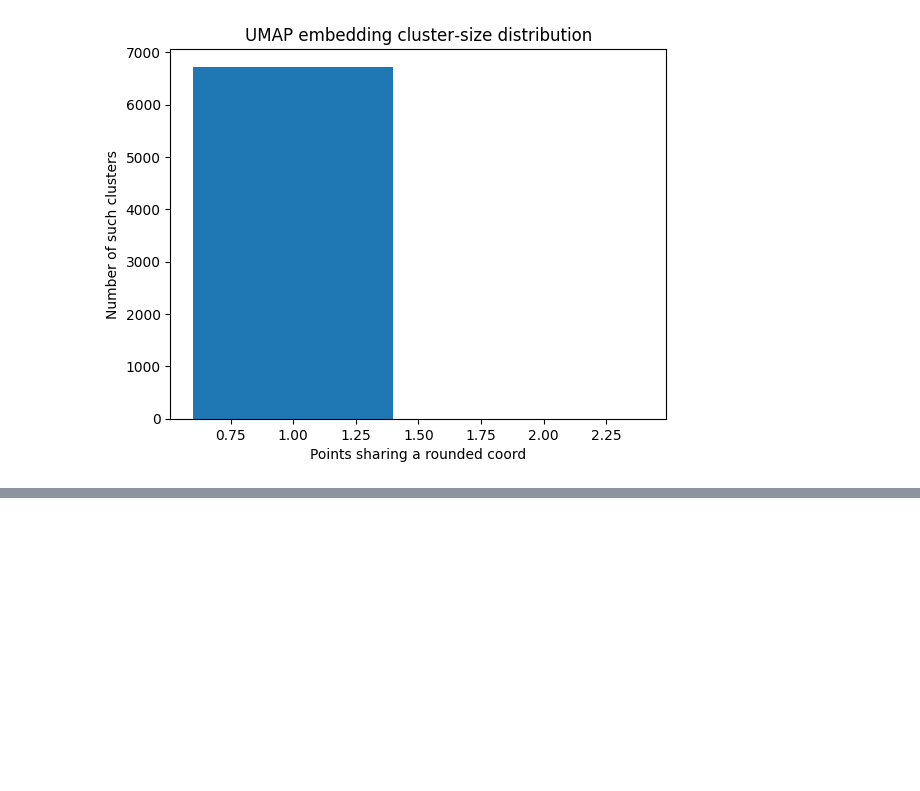
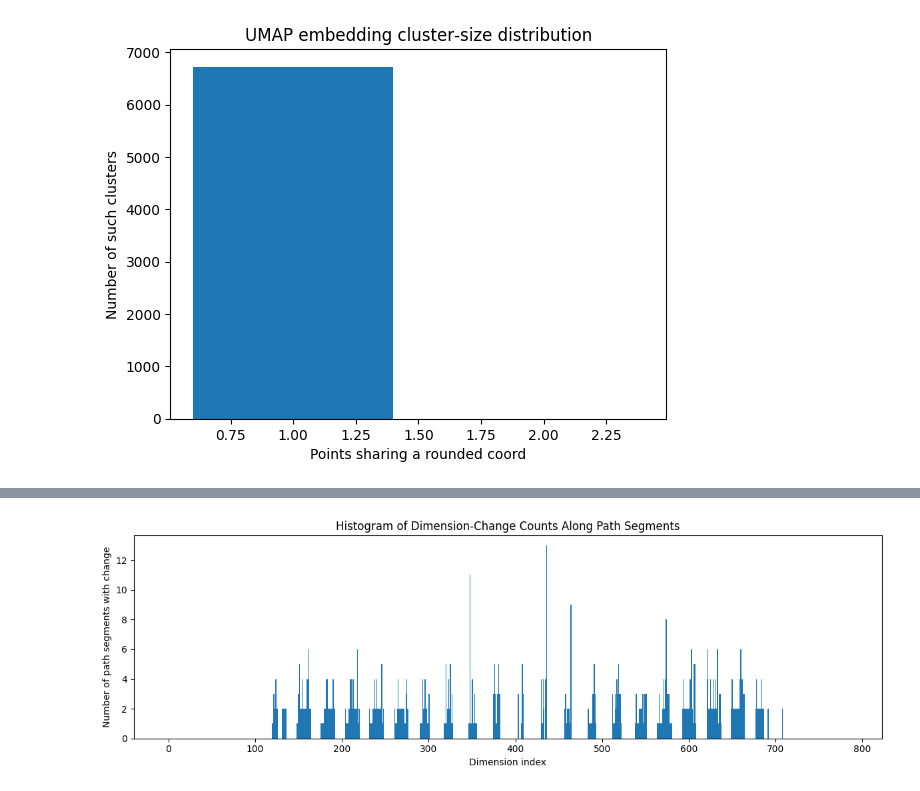
Before and after one commit to Antel0pe/SpaceOfMNIST-Digits, a Jupyter notebook: EmbedGraphPathsIntoLinearPath.ipynb, the cells around one changed output, grey strips where cells are left out. Cells and saved outputs as stored; diff of their text form; code cells hidden in the pictures; blank space fills up the shorter version.

Commit message:
analyzing dimension change

```diff
--- a/EmbedGraphPathsIntoLinearPath.ipynb
+++ b/EmbedGraphPathsIntoLinearPath.ipynb
@@ -1199,0 +1303,26 @@ Stress (global distortion):    0.9474
+# %%
+import numpy as np
+import matplotlib.pyplot as plt
+
+# 1) Initialize change counters for each dimension
+D = vectors_np.shape[1]
+change_counts = np.zeros(D, dtype=int)
+
+# 2) Iterate over each consecutive segment in the path
+for k in range(len(path) - 1):
+    idx_prev = mapping[path[k]]
+    idx_next = mapping[path[k + 1]]
+    diff = vectors_np[idx_next] - vectors_np[idx_prev]
+    changed_dims = np.nonzero(diff)[0]
+    change_counts[changed_dims] += 1
+
+# 3) Plot histogram of change counts per dimension
+plt.figure(figsize=(12, 4))
+plt.bar(np.arange(D), change_counts, width=1.0)
+plt.xlabel("Dimension index")
+plt.ylabel("Number of path segments with change")
+plt.title("Histogram of Dimension-Change Counts Along Path Segments")
+plt.tight_layout()
+plt.show()
+# %% [output]
+[figure, added]
```
Also changed, not shown: parts of 21 cells of this notebook.
